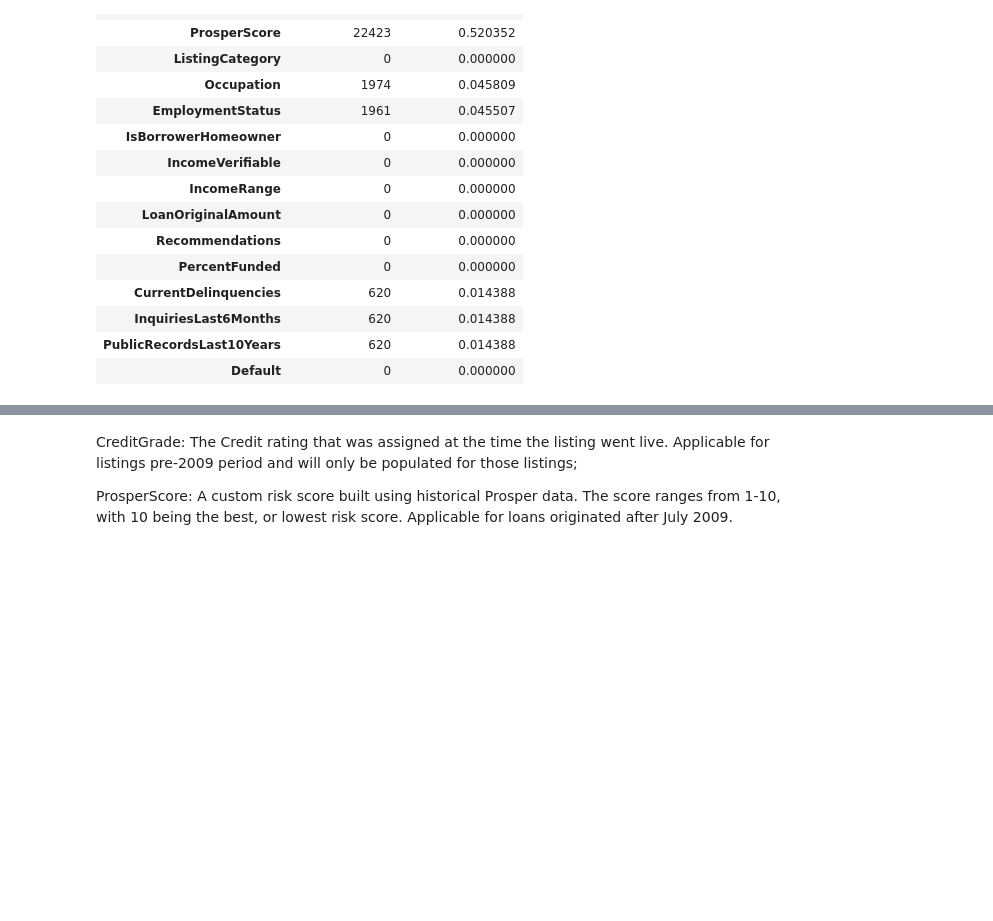
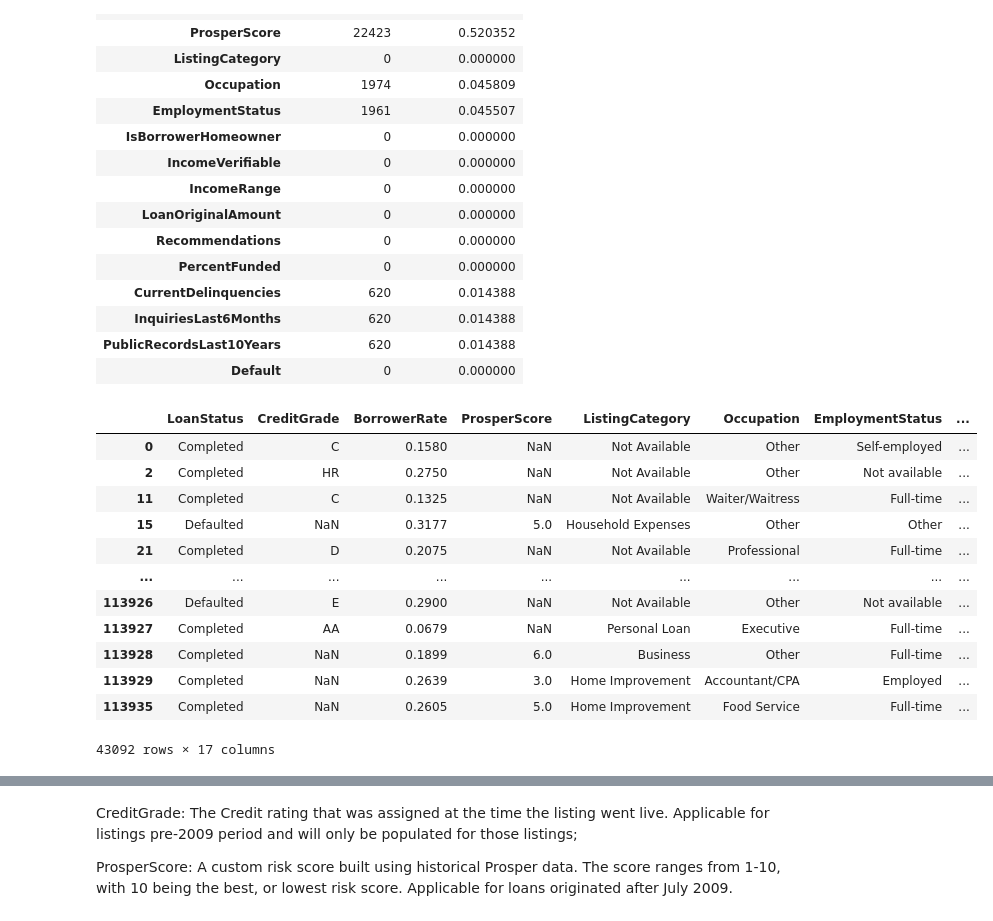
Before and after one commit to HarryC493/ECO353-Project, a Jupyter notebook: 353_Logistic_Regression.ipynb, the cells around one changed output, grey strips where cells are left out. Cells and saved outputs as stored; diff of their text form; code cells hidden in the pictures; blank space fills up the shorter version.

```diff
--- a/353_Logistic_Regression.ipynb
+++ b/353_Logistic_Regression.ipynb
@@ -97,3 +97,19 @@ missing_data.head(100)
 | InquiriesLast6Months | 620 | 0.014388 |
 | PublicRecordsLast10Years | 620 | 0.014388 |
 | Default | 0 | 0.000000 |
+# %%
+df_filtered
+# %% [output]
+|  | LoanStatus | CreditGrade | BorrowerRate | ProsperScore | ListingCategory | Occupation | EmploymentStatus | ... |
+| 0 | Completed | C | 0.1580 | NaN | Not Available | Other | Self-employed | ... |
+| 2 | Completed | HR | 0.2750 | NaN | Not Available | Other | Not available | ... |
+| 11 | Completed | C | 0.1325 | NaN | Not Available | Waiter/Waitress | Full-time | ... |
+| 15 | Defaulted | NaN | 0.3177 | 5.0 | Household Expenses | Other | Other | ... |
+| 21 | Completed | D | 0.2075 | NaN | Not Available | Professional | Full-time | ... |
+| ... | ... | ... | ... | ... | ... | ... | ... | ... |
+| 113926 | Defaulted | E | 0.2900 | NaN | Not Available | Other | Not available | ... |
+| 113927 | Completed | AA | 0.0679 | NaN | Personal Loan | Executive | Full-time | ... |
+| 113928 | Completed | NaN | 0.1899 | 6.0 | Business | Other | Full-time | ... |
+| 113929 | Completed | NaN | 0.2639 | 3.0 | Home Improvement | Accountant/CPA | Employed | ... |
+| 113935 | Completed | NaN | 0.2605 | 5.0 | Home Improvement | Food Service | Full-time | ... |
+43092 rows × 17 columns
```
Also changed, not shown: parts of 46 cells of this notebook.
